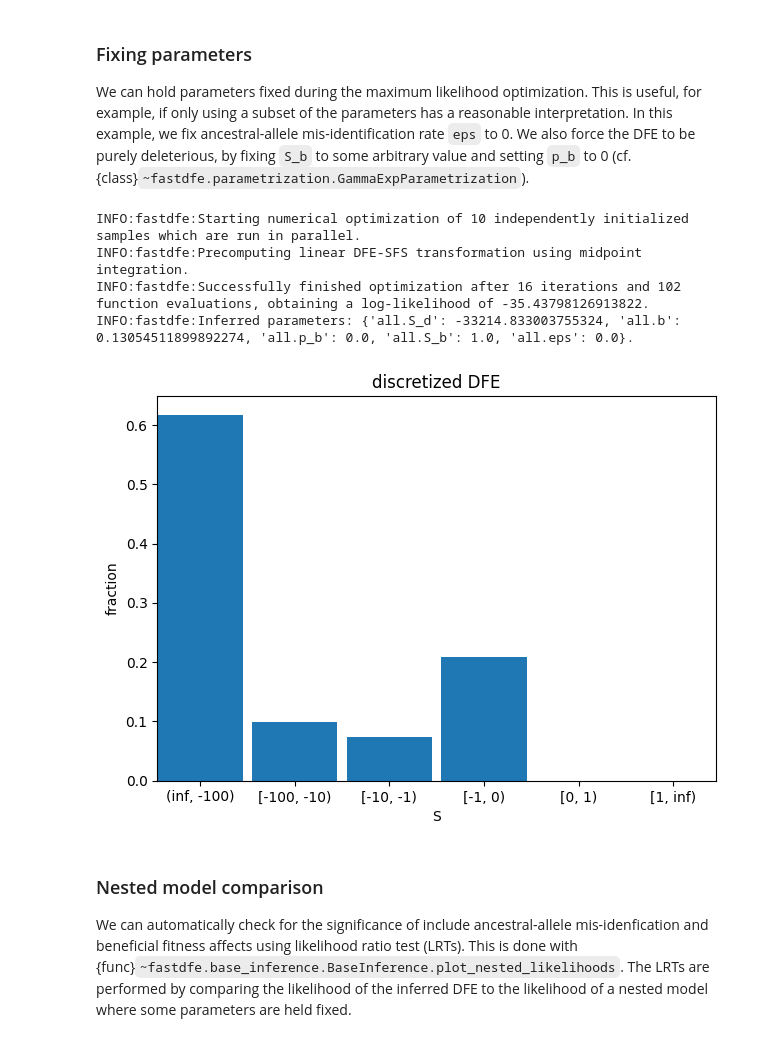
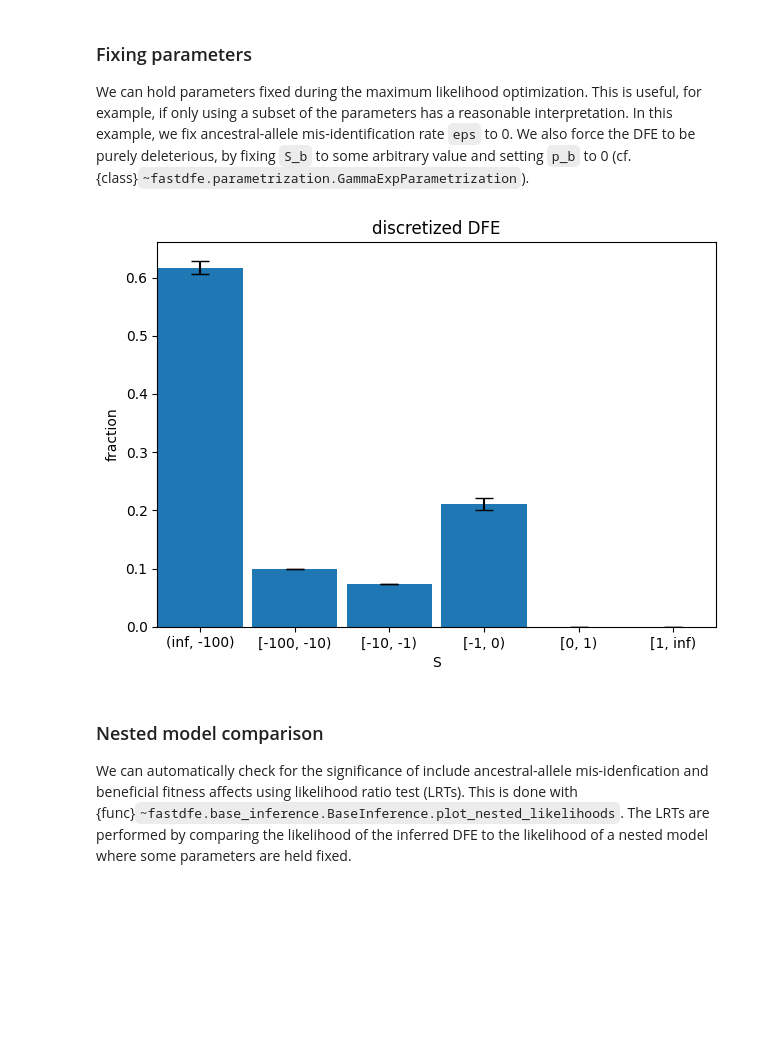
Before and after one commit to Sendrowski/fastDFE, a Jupyter notebook: docs/notebooks/inference.ipynb, the cells around one changed output. Saved outputs shown, nothing was run; the diff lists cells and outputs as text; code cells hidden in the pictures; blank space fills up the shorter version.

```diff
--- a/docs/notebooks/inference.ipynb
+++ b/docs/notebooks/inference.ipynb
@@ -60,24 +56,21 @@ We can hold parameters fixed during the maximum likelihood optimization. This is
 # %%
 # create inference object
 inf = BaseInference(
     sfs_neut=sfs_neut,
     sfs_sel=sfs_sel,
     # Fix parameters, note that we need specify type 'all'
     # if only one type is used. Later we will work with
     # more than one type.
-    fixed_params=dict(all=dict(eps=0, S_b=1, p_b=0))
+    fixed_params=dict(all=dict(eps=0, S_b=1, p_b=0)),
+    do_bootstrap=True
 )
 
 # run inference
 inf.run()
 
 inf.plot_discretized();
 # %% [output]
-INFO:fastdfe:Starting numerical optimization of 10 independently initialized samples which are run in parallel.
-INFO:fastdfe:Precomputing linear DFE-SFS transformation using midpoint integration.
-INFO:fastdfe:Successfully finished optimization after 16 iterations and 102 function evaluations, obtaining a log-likelihood of -35.43798126913822.
-INFO:fastdfe:Inferred parameters: {'all.S_d': -33214.833003755324, 'all.b': 0.13054511899892274, 'all.p_b': 0.0, 'all.S_b': 1.0, 'all.eps': 0.0}.
-[figure, old version]
+[figure, new version]
 # %% [markdown]
 ### Nested model comparison
 We can automatically check for the significance of include ancestral-allele mis-idenfication and beneficial fitness affects using likelihood ratio test (LRTs). This is done with {func}`~fastdfe.base_inference.BaseInference.plot_nested_likelihoods`. The LRTs are performed by comparing the likelihood of the inferred DFE to the likelihood of a nested model where some parameters are held fixed.
```
Also changed, not shown: parts of 9 cells of this notebook, 1 other file.
